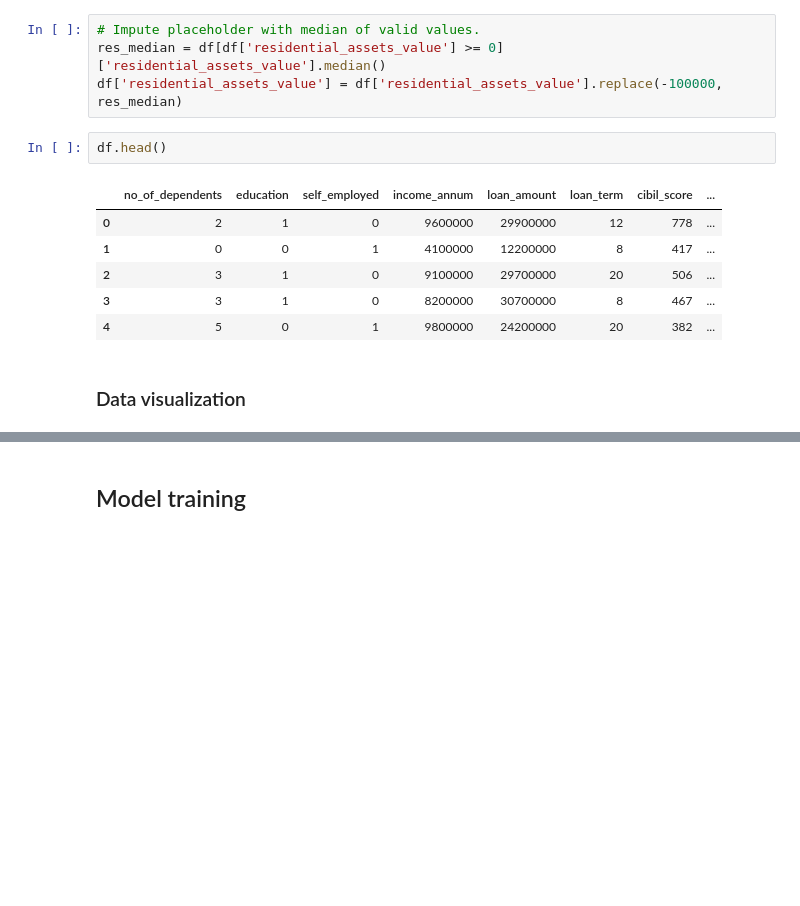
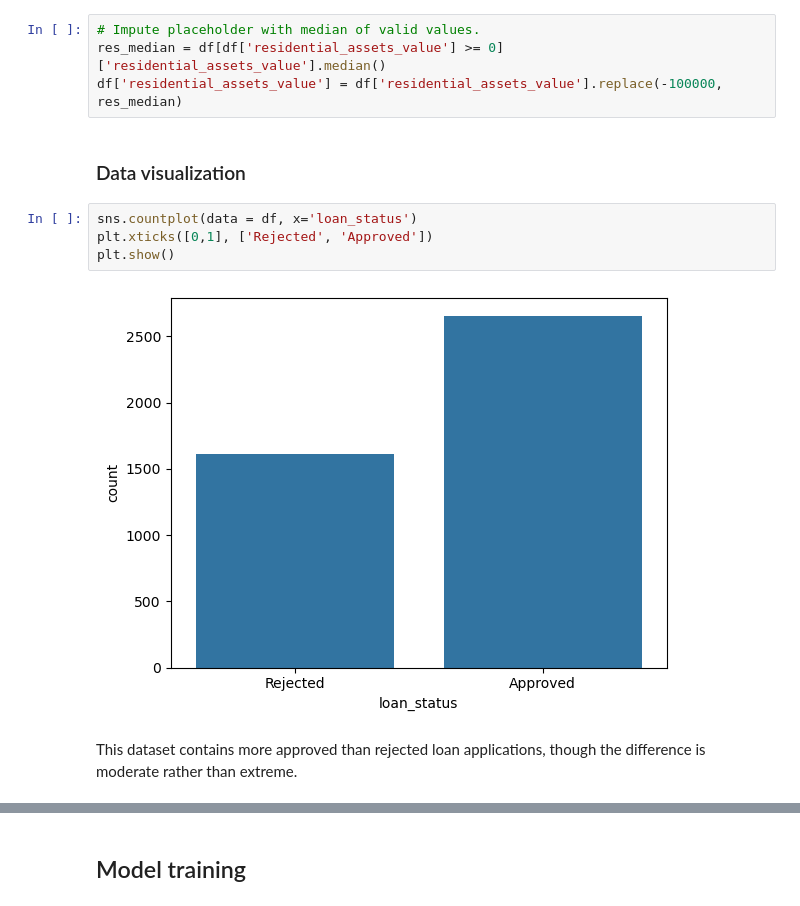
Before and after one commit to TaisyToming/data-science-projects, a Jupyter notebook: Loan Approval Prediction/Loan Approval Prediction.ipynb, the cells around one changed output, grey strips where cells are left out. Drawn from its saved outputs; the diff is of its cells as text; blank space fills up the shorter version.

Commit message:
Added data visualization

```diff
--- a/Loan Approval Prediction/Loan Approval Prediction.ipynb
+++ b/Loan Approval Prediction/Loan Approval Prediction.ipynb
@@ -165,14 +165,13 @@ I chose not to delete these records because they contained valuable signals in o
 # Impute placeholder with median of valid values.
 res_median = df[df['residential_assets_value'] >= 0]['residential_assets_value'].median()
 df['residential_assets_value'] = df['residential_assets_value'].replace(-100000, res_median)
-# %%
-df.head()
-# %% [output]
-|  | no_of_dependents | education | self_employed | income_annum | loan_amount | loan_term | cibil_score | ... |
-| 0 | 2 | 1 | 0 | 9600000 | 29900000 | 12 | 778 | ... |
-| 1 | 0 | 0 | 1 | 4100000 | 12200000 | 8 | 417 | ... |
-| 2 | 3 | 1 | 0 | 9100000 | 29700000 | 20 | 506 | ... |
-| 3 | 3 | 1 | 0 | 8200000 | 30700000 | 8 | 467 | ... |
-| 4 | 5 | 0 | 1 | 9800000 | 24200000 | 20 | 382 | ... |
 # %% [markdown]
 ### Data visualization
+# %%
+sns.countplot(data = df, x='loan_status')
+plt.xticks([0,1], ['Rejected', 'Approved'])
+plt.show()
+# %% [output]
+[figure, added]
+# %% [markdown]
+This dataset contains more approved than rejected loan applications, though the difference is moderate rather than extreme.
```
Also changed, not shown: parts of 36 cells of this notebook.
